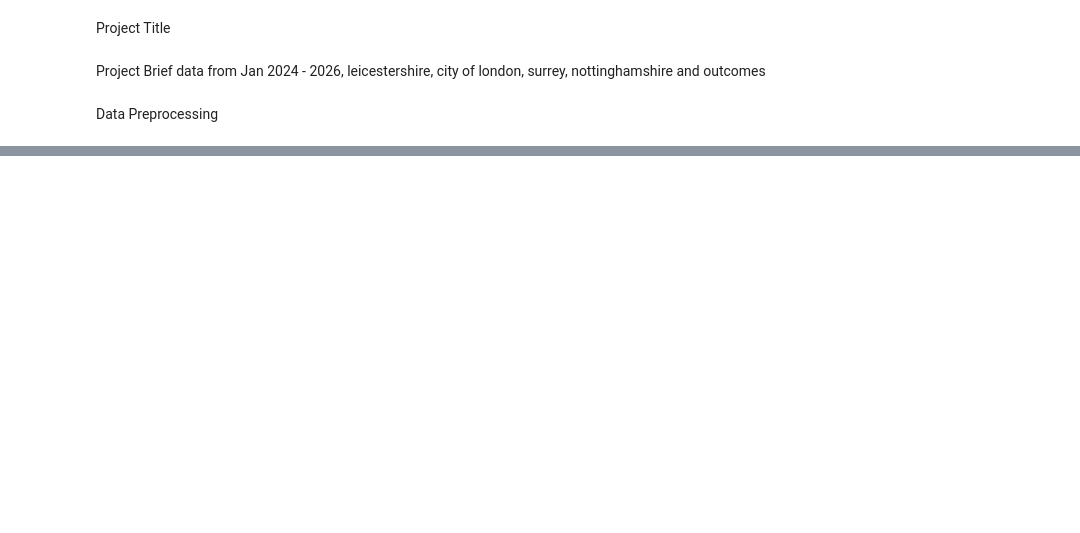
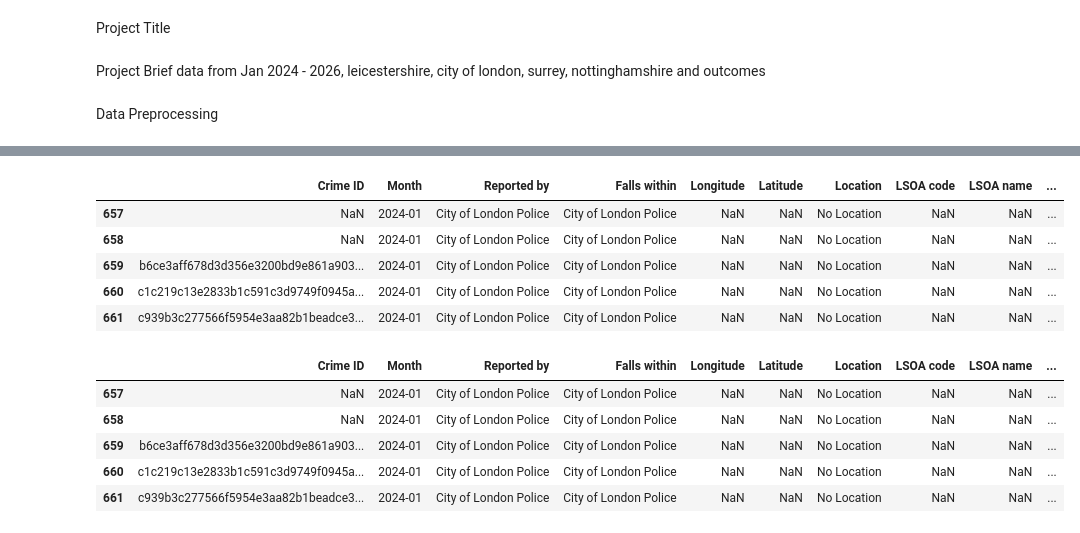
Before and after one commit to Melissa-Pasquali/Crime-Analysis-Project, a Jupyter notebook: notebooks/data_preprocessing.ipynb, the cells around one changed output, grey strips where cells are left out. Drawn from its saved outputs; the diff is of its cells as text; code cells hidden in the pictures; blank space fills up the shorter version.

```diff
--- a/notebooks/data_preprocessing.ipynb
+++ b/notebooks/data_preprocessing.ipynb
@@ -30,0 +90,15 @@ df.head()
+# %%
+display(df[df['Longitude'].isnull()].head(),df[df['Longitude'].isnull()].head())
+# %% [output]
+|  | Crime ID | Month | Reported by | Falls within | Longitude | Latitude | Location | LSOA code | LSOA name | ... |
+| 657 | NaN | 2024-01 | City of London Police | City of London Police | NaN | NaN | No Location | NaN | NaN | ... |
+| 658 | NaN | 2024-01 | City of London Police | City of London Police | NaN | NaN | No Location | NaN | NaN | ... |
+| 659 | b6ce3aff678d3d356e3200bd9e861a903... | 2024-01 | City of London Police | City of London Police | NaN | NaN | No Location | NaN | NaN | ... |
+| 660 | c1c219c13e2833b1c591c3d9749f0945a... | 2024-01 | City of London Police | City of London Police | NaN | NaN | No Location | NaN | NaN | ... |
+| 661 | c939b3c277566f5954e3aa82b1beadce3... | 2024-01 | City of London Police | City of London Police | NaN | NaN | No Location | NaN | NaN | ... |
+|  | Crime ID | Month | Reported by | Falls within | Longitude | Latitude | Location | LSOA code | LSOA name | ... |
+| 657 | NaN | 2024-01 | City of London Police | City of London Police | NaN | NaN | No Location | NaN | NaN | ... |
+| 658 | NaN | 2024-01 | City of London Police | City of London Police | NaN | NaN | No Location | NaN | NaN | ... |
+| 659 | b6ce3aff678d3d356e3200bd9e861a903... | 2024-01 | City of London Police | City of London Police | NaN | NaN | No Location | NaN | NaN | ... |
+| 660 | c1c219c13e2833b1c591c3d9749f0945a... | 2024-01 | City of London Police | City of London Police | NaN | NaN | No Location | NaN | NaN | ... |
+| 661 | c939b3c277566f5954e3aa82b1beadce3... | 2024-01 | City of London Police | City of London Police | NaN | NaN | No Location | NaN | NaN | ... |
```
Also changed, not shown: parts of 12 cells of this notebook.
